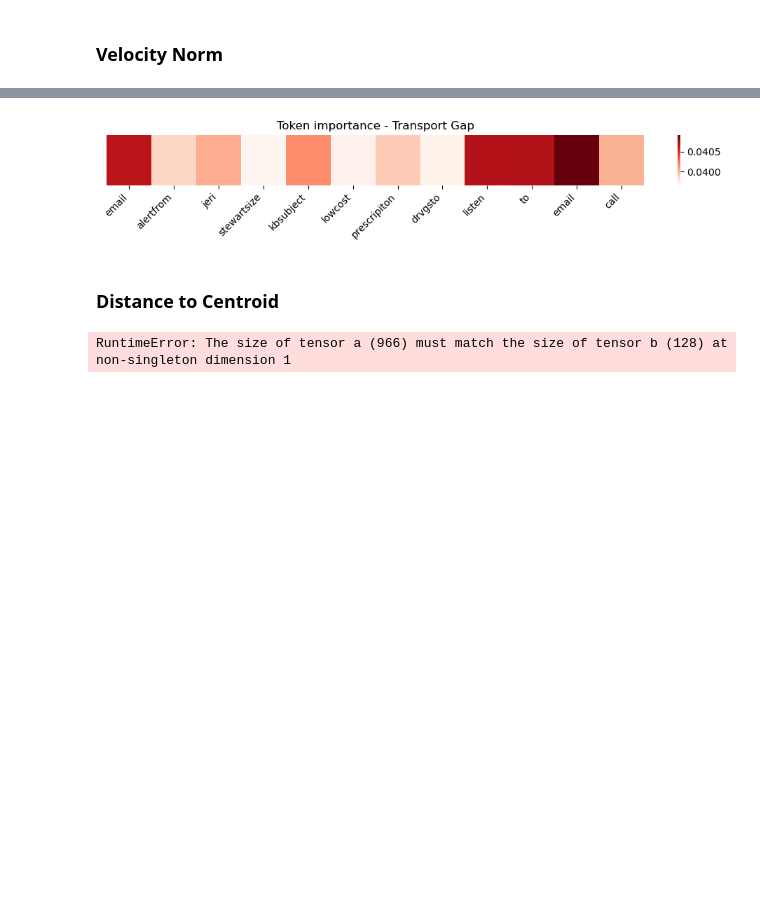
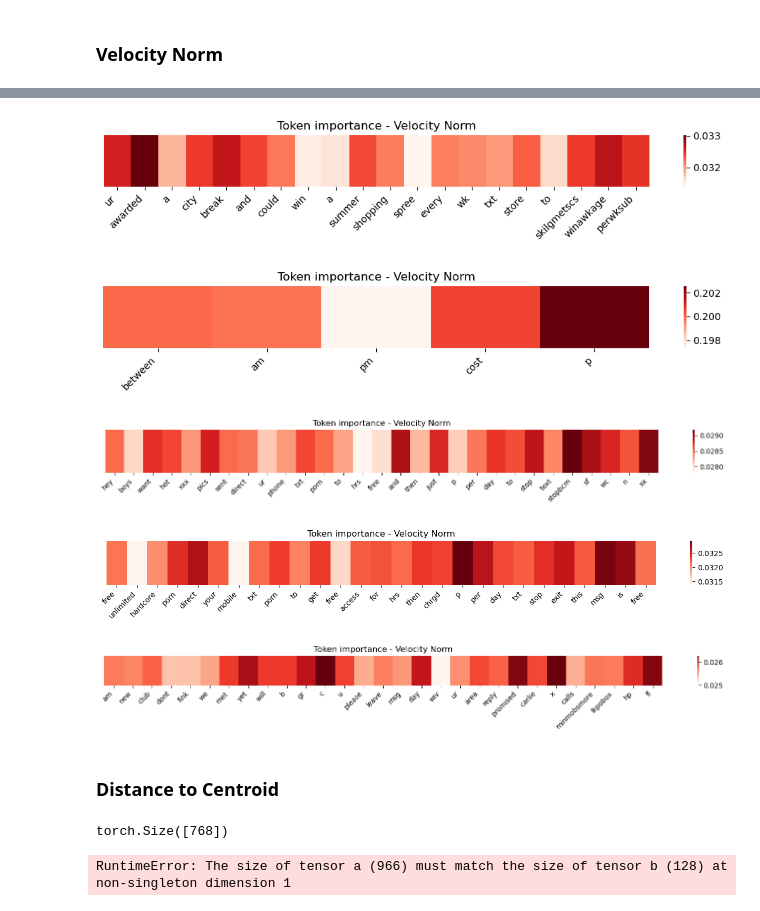
Before and after one commit to AmineYK/Textual-Anomaly-Detection-Framework, a Jupyter notebook: Anomaly Detection Framework/fm_dissect_token.ipynb, the cells around one changed output, grey strips where cells are left out. Drawn from its saved outputs; the diff is of its cells as text; code cells hidden in the pictures; blank space fills up the shorter version.

```diff
--- a/Anomaly Detection Framework/fm_dissect_token.ipynb
+++ b/Anomaly Detection Framework/fm_dissect_token.ipynb
@@ -58,8 +58,8 @@ def remove_stopwords_batch(batch):
 [nltk_data]     /home/2017025/ayouce01/nltk_data...
 [nltk_data]   Package stopwords is already up-to-date!
 # %%
-dataset_name = '20newsgroups'
-inlier_topic = 'science'
+dataset_name = 'sms'
+inlier_topic = 'normal'
 type_tac = None
 anomaly_rate = 0.1
 save_dir = "/home/2017025/ayouce01/Textual-Anomaly-Detection-Framework/Anomaly Detection Framework/Data"
@@ -326,8 +315,9 @@ def tokens_to_words_with_importance(tokens, importance):
     return words, np.array(word_importances)
 
 
-def plot_heatmap(importance, tokens, idx):
-    scores = importance[idx].detach().cpu().numpy()
+def plot_heatmap(importance, tokens, idx, name):
+    # scores = importance[idx].detach().cpu().numpy()
+    scores = importance[idx]
     # toks = clean_tokens(tokens)[idx]
     toks = tokens[idx]
 
@@ -353,11 +343,11 @@ def plot_heatmap(importance, tokens, idx):
     )
 
     plt.xticks(rotation=45, ha='right')
-    plt.title(f"Token importance - Transport Gap")
+    plt.title(f"Token importance - {name}")
     plt.tight_layout()
     plt.show()
 # %%
-x_final, velocities_token, x_t_inter = fm_transformer.euler_integrate(X_tokens_test.to(device), attentions_test_mask.to(device), 15, True)
+x_final, velocities_token, x_t_inter = fm_transformer.euler_integrate(X_tokens_test.to(device), attentions_test_mask.to(device), 8, True)
 
 print(x_t_inter.shape)
 print(x_final.shape)
@@ -393,4 +492,6 @@ token_effort_anomaly = token_effort[y_test == 1]
 
 tokens_test_inlier = np.array(tokens_test)[y_test == 0]
 tokens_test_anomaly = np.array(tokens_test)[y_test == 1]
+
+name_type = "Velocity Norm"
 # %%
@@ -400,8 +509,23 @@ plot_heatmap(token_effort_inlier, tokens_test_inlier, idx=0)
 # %%
-plot_heatmap(token_effort_anomaly, tokens_test_anomaly, idx=14)
+plot_heatmap(token_effort_anomaly, tokens_test_anomaly, idx=15, name=name_type)
+plot_heatmap(token_effort_anomaly, tokens_test_anomaly, idx=45, name=name_type)
+plot_heatmap(token_effort_anomaly, tokens_test_anomaly, idx=28, name=name_type)
+plot_heatmap(token_effort_anomaly, tokens_test_anomaly, idx=41, name=name_type)
+plot_heatmap(token_effort_anomaly, tokens_test_anomaly, idx=40, name=name_type)
+
+
+# data_test.filter(lambda x : x['anomaly_class'] == 0)[20:50]['text']
 # %% [output]
-[figure, old version]
+[figure, new version]
+[figure, added]
+[figure, added]
+[figure, added]
+[figure, added]
 # %% [markdown]
 ### Distance to Centroid
+# %%
+fm_transformer.centroid.shape
+# %% [output]
+torch.Size([768])
 # %%
 dist_final = torch.norm(
```
Also changed, not shown: parts of 21 cells of this notebook, 4 other files.
